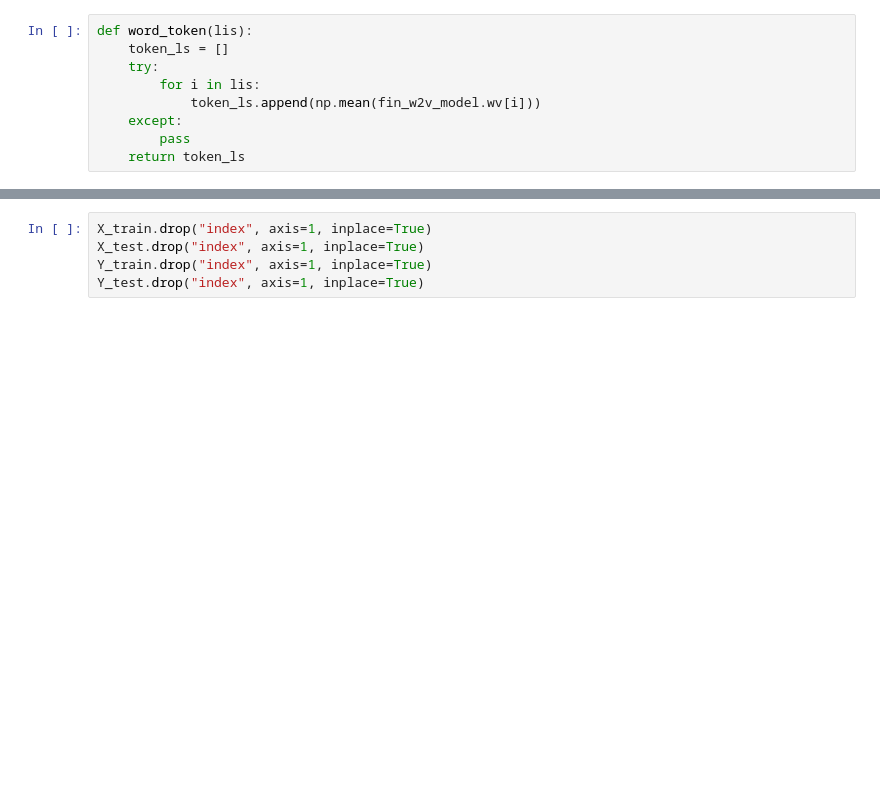
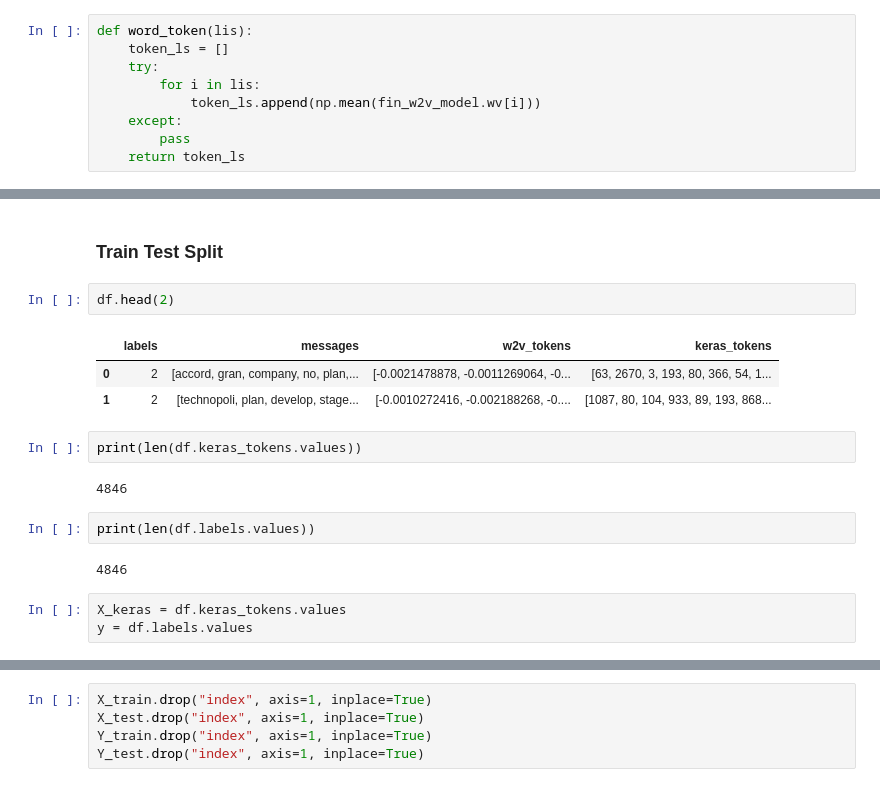
Before and after one commit to Kevin-Kwasnik/aspect-based-sentiment-analysis, a Jupyter notebook: 2_data-wrangling.ipynb, the cells around one changed output, grey strips where cells are left out. Drawn from its saved outputs; the diff is of its cells as text; blank space fills up the shorter version.

```diff
--- a/2_data-wrangling.ipynb
+++ b/2_data-wrangling.ipynb
@@ -299,0 +370,19 @@ df['sent_tokens'] = df.messages.apply(word_token)
+# %% [markdown]
+### Train Test Split
+# %%
+df.head(2)
+# %% [output]
+|  | labels | messages | w2v_tokens | keras_tokens |
+| 0 | 2 | [accord, gran, company, no, plan,... | [-0.0021478878, -0.0011269064, -0... | [63, 2670, 3, 193, 80, 366, 54, 1... |
+| 1 | 2 | [technopoli, plan, develop, stage... | [-0.0010272416, -0.002188268, -0.... | [1087, 80, 104, 933, 89, 193, 868... |
+# %%
+print(len(df.keras_tokens.values))
+# %% [output]
+4846
+# %%
+print(len(df.labels.values))
+# %% [output]
+4846
+# %%
+X_keras = df.keras_tokens.values
+y = df.labels.values
```
Also changed, not shown: parts of 47 cells of this notebook.
